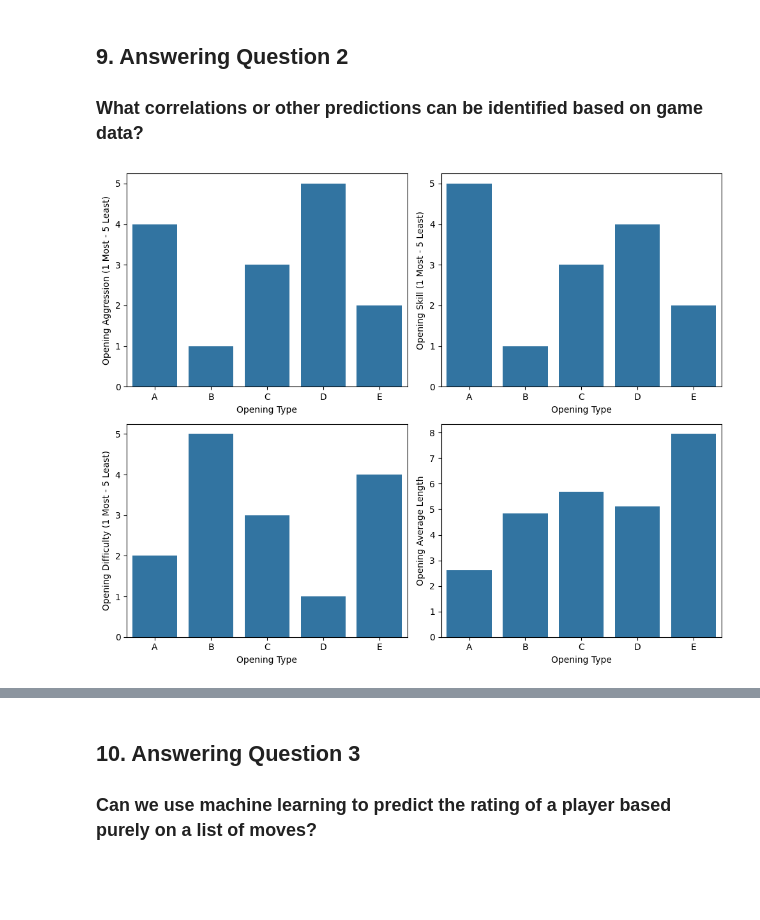
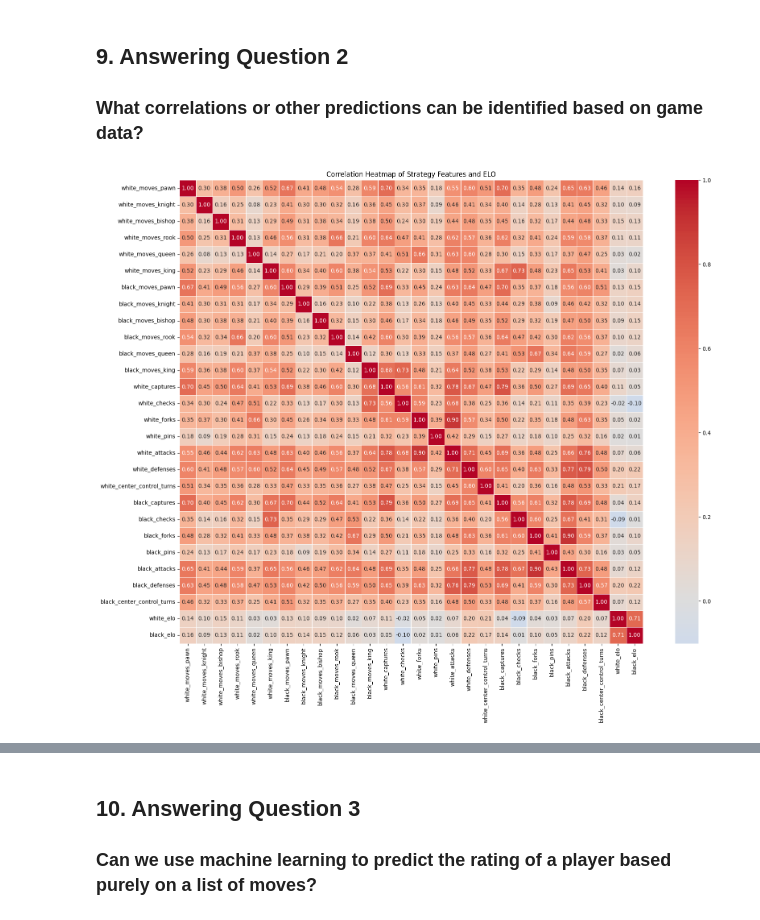
Before and after one commit to T-hawk/chess-ds-final, a Jupyter notebook: final-submission.ipynb, the cells around one changed output, grey strips where cells are left out. Cells and saved outputs as stored; diff of their text form; code cells hidden in the pictures; blank space fills up the shorter version.

```diff
--- a/final-submission.ipynb
+++ b/final-submission.ipynb
@@ -1220,23 +1242,55 @@ Both the ridge and lasso regression models to predict the rating of a game were
 ## 9. Answering Question 2
 
 ### What correlations or other predictions can be identified based on game data?
-# %%
-fig, axes = plt.subplots(2, 2, figsize=(10, 8))
-
-sns.barplot(data=chess_data.groupby(chess_data['opening_eco'].str[0])['opening_aggro'].mean(),ax=axes[0,0])
-axes[0,0].set_xlabel('Opening Type')
-axes[0,0].set_ylabel('Opening Aggression (1 Most - 5 Least)')
-sns.barplot(data=chess_data.groupby(chess_data['opening_eco'].str[0])['opening_skill'].mean(),ax=axes[0,1])
-axes[0,1].set_xlabel('Opening Type')
-axes[0,1].set_ylabel('Opening Skill (1 Most - 5 Least)')
-sns.barplot(data=chess_data.groupby(chess_data['opening_eco'].str[0])['opening_diff'].mean(),ax=axes[1,0])
-axes[1,0].set_xlabel('Opening Type')
-axes[1,0].set_ylabel('Opening Difficulty (1 Most - 5 Least)')
-sns.barplot(data=chess_data.groupby(chess_data['opening_eco'].str[0])['opening_ply'].mean(),ax=axes[1,1])
-axes[1,1].set_xlabel('Opening Type')
-axes[1,1].set_ylabel('Opening Average Length')
-
-plt.tight_layout()
-plt.show()
-# %% [output]
-[figure, removed]
+# %%
+aggregate_strategy_categories = [
+    "captures",
+    "checks",
+    "forks",
+    "pins",
+    "attacks",
+    "defenses",
+    "center_control_turns",
+]
+
+pieces = ["pawn", "knight", "bishop", "rook", "queen", "king"]
+move_cols = [
+    f"{color}_moves_{piece}"
+    for color in ["white", "black"]
+    for piece in pieces
+]
+
+for color in ["white", "black"]:
+    for category in aggregate_strategy_categories:
+        matching_cols = [
+            col for col in board_analysis_results.columns
+            if col.startswith(f"{color}_{category}_")
+        ]
+        board_analysis_results[f"{color}_{category}"] = board_analysis_results[matching_cols].sum(axis=1)
+
+aggregated_strategy_cols = move_cols + [
+    f"{color}_{category}"
+    for color in ["white", "black"]
+    for category in aggregate_strategy_categories
+]
+
+# Find correlation of strategy and ELO
+board_analysis_corr = board_analysis_results[aggregated_strategy_cols + ["white_elo", "black_elo"]].corr(numeric_only=True)
+
+# Plot
+plt.figure(figsize=(18, 14))
+sns.heatmap(
+    board_analysis_corr,
+    annot=True,
+    fmt=".2f",
+    cmap="coolwarm",
+    center=0,
+    square=True,
+    linewidths=0.5
+)
+
+plt.title("Correlation Heatmap of Strategy Features and ELO")
+plt.tight_layout()
+plt.show()
+# %% [output]
+[figure, added]
```
Also changed, not shown: parts of 8 cells of this notebook.
